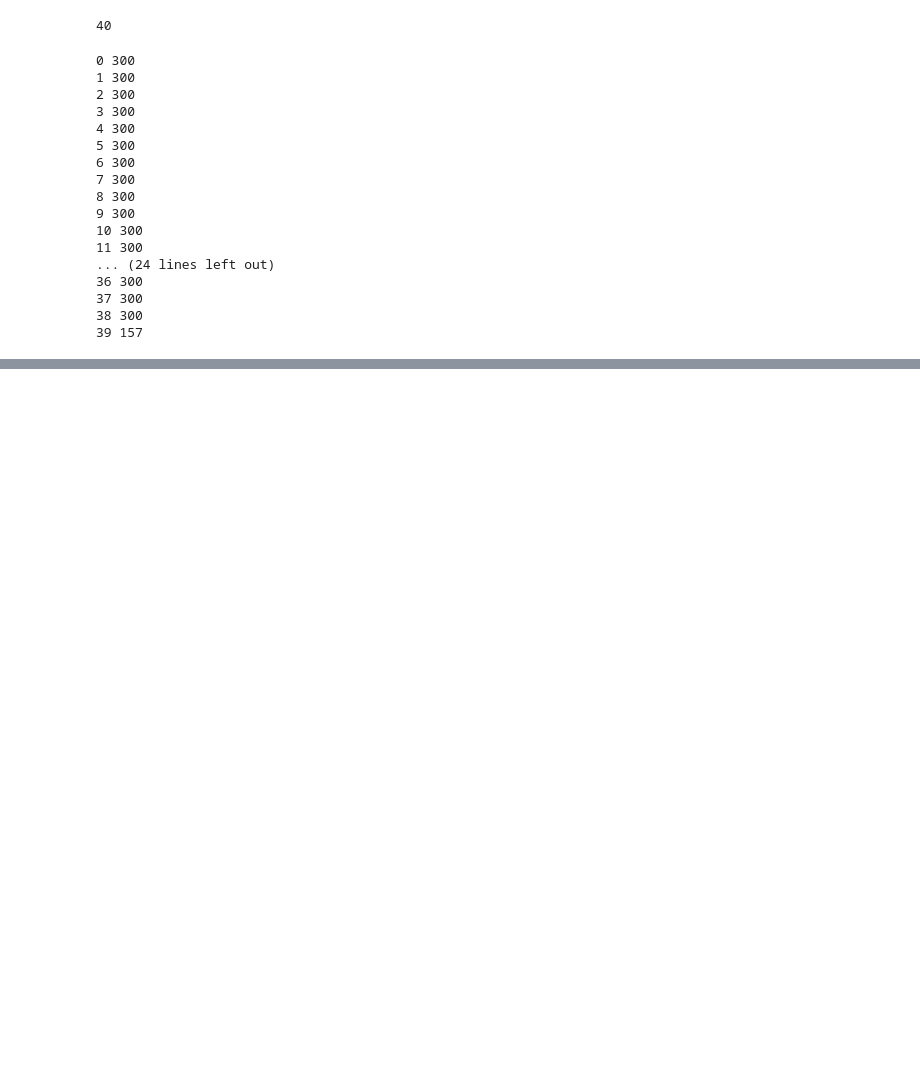
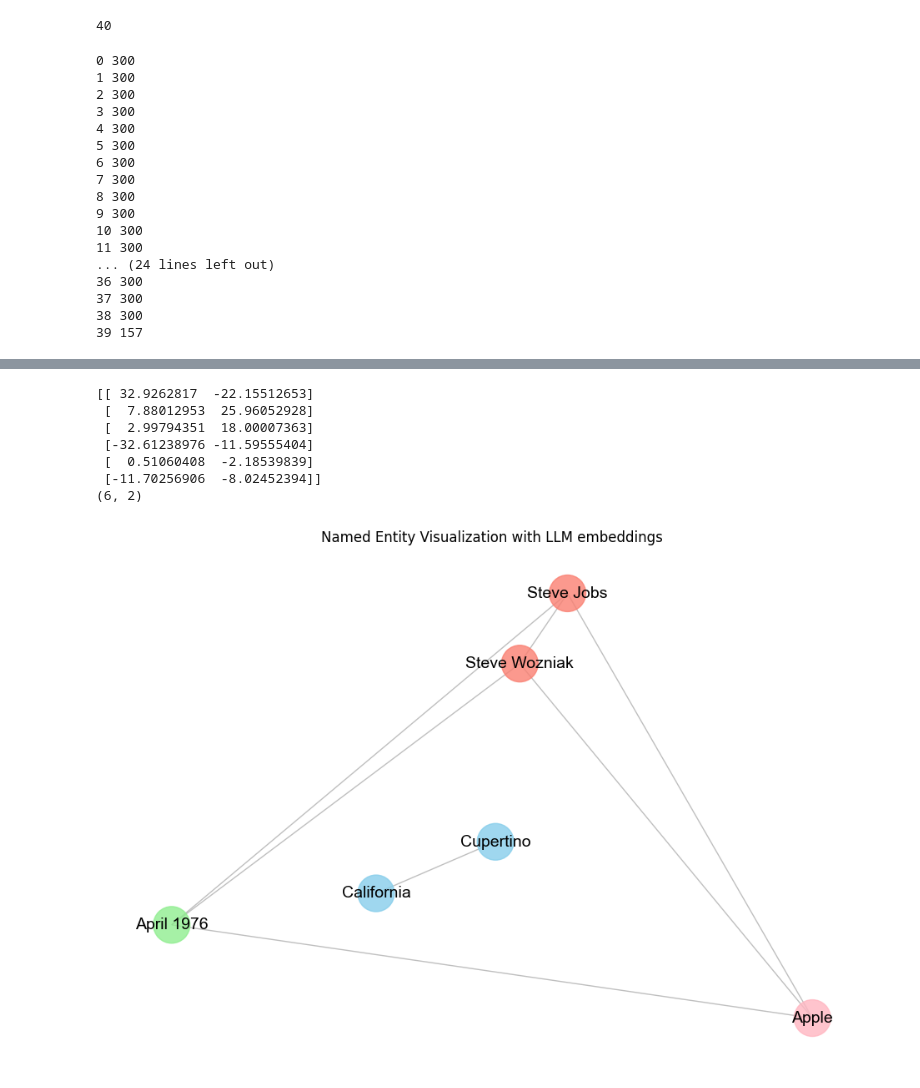
Before and after one commit to Clarifai/module-docQA, a Jupyter notebook: test.ipynb, the cells around one changed output, grey strips where cells are left out. Drawn from its saved outputs; the diff is of its cells as text; code cells hidden in the pictures; blank space fills up the shorter version.

```diff
--- a/test.ipynb
+++ b/test.ipynb
@@ -101,0 +193,79 @@ def split_into_chunks(s, text_chunk_size):
+# %%
+import spacy
+import networkx as nx
+import matplotlib.pyplot as plt
+import numpy as np
+from sklearn.decomposition import PCA
+
+# Load spaCy's pre-trained English language model with large pre-trained embeddings
+nlp = spacy.load('en_core_web_lg')
+
+# Define a text string to analyze
+text = "Apple was founded by Steve Jobs and Steve Wozniak in April 1976. The company is headquartered in Cupertino, California."
+
+# Use spaCy to extract named entities from the text and get their embeddings
+doc = nlp(text)
+entities = [(ent.text, ent.label_, ent.vector) for ent in doc.ents]
+
+# Create a dictionary to map entity labels to colors
+entity_colors = {'PERSON': 'salmon', 'DATE': 'lightgreen', 'GPE': 'skyblue', 'ORG': 'lightpink', 'CARDINAL': 'lavender'}
+
+# Create a networkx graph
+G = nx.Graph()
+
+# Add nodes for each named entity
+for entity in entities:
+    # Set node color based on entity label
+    node_color = entity_colors.get(entity[1], 'gray')
+    # Add node to networkx graph with LLM embedding as node attribute
+    G.add_node(entity[0], label=entity[0], color=node_color, emb=entity[2])
+
+# Add edges between named entities
+for sent in doc.sents:
+    sent_entities = [ent.text for ent in sent.ents]
+    for i, entity in enumerate(sent_entities):
+        for j in range(i+1, len(sent_entities)):
+            if entity != sent_entities[j]:
+                # Add edge to networkx graph
+                G.add_edge(entity, sent_entities[j])
+
+# Get node embeddings using LLM embeddings
+embeddings = [G.nodes[n]['emb'] for n in G.nodes]
+
+# Use PCA to reduce the dimensionality of the embeddings to 2D coordinates
+pca = PCA(n_components=2)
+embeddings_2d = pca.fit_transform(embeddings)
+print(embeddings_2d)
+print(embeddings_2d.shape)
+
+# Update the pos dictionary with the 2D coordinates
+pos = {n: embeddings_2d[i] for i, n in enumerate(G.nodes)}
+
+# Create node and edge color lists for matplotlib visualization
+node_colors = [G.nodes[n]['color'] for n in G.nodes]
+edge_colors = ['gray' for e in G.edges]
+
+# Set plot size
+plt.figure(figsize=(12, 8))
+
+# Draw nodes and edges using matplotlib
+nx.draw_networkx_nodes(G, pos, node_color=node_colors, node_size=1000, alpha=0.8)
+nx.draw_networkx_edges(G, pos, edge_color=edge_colors, alpha=0.5)
+
+# Add labels to nodes using matplotlib
+node_labels = nx.get_node_attributes(G, 'label')
+nx.draw_networkx_labels(G, pos, labels=node_labels, font_size=14, font_family='Arial')
+
+# Set plot options
+plt.axis('off')
+plt.title('Named Entity Visualization with LLM embeddings')
+plt.show()
+# %% [output]
+[[ 32.9262817  -22.15512653]
+ [  7.88012953  25.96052928]
+ [  2.99794351  18.00007363]
+ [-32.61238976 -11.59555404]
+ [  0.51060408  -2.18539839]
+ [-11.70256906  -8.02452394]]
+(6, 2)
+[figure, added]
```
Also changed, not shown: parts of 13 cells of this notebook, 10 other files.
